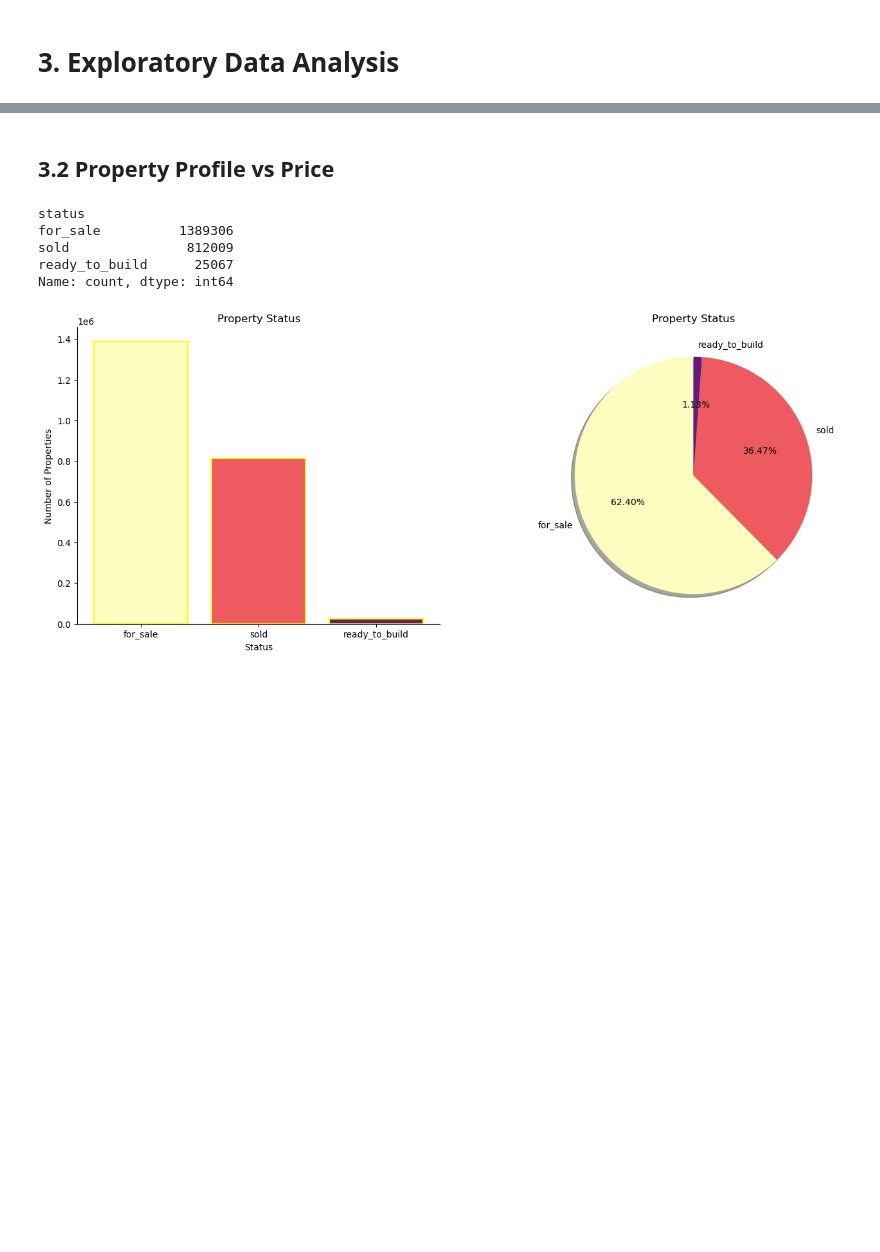
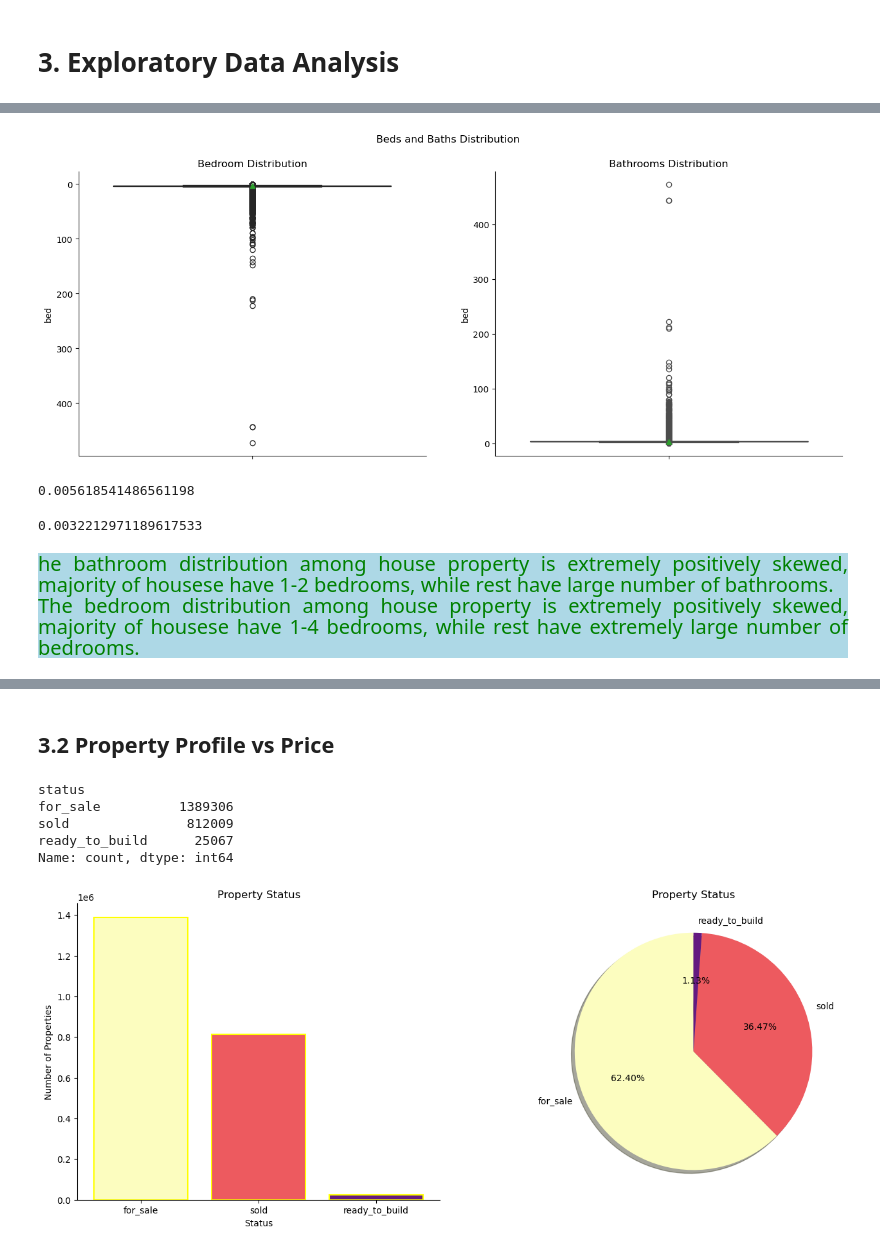
Before and after one commit to Kartika-Nidhi/DS_Projects, a Jupyter notebook: USARealEstatePricePrediction.ipynb, the cells around one changed output, grey strips where cells are left out. Cells and saved outputs as stored; diff of their text form; code cells hidden in the pictures; blank space fills up the shorter version.

```diff
--- a/USARealEstatePricePrediction.ipynb
+++ b/USARealEstatePricePrediction.ipynb
@@ -331,3 +347,44 @@ plt.show()
+# %%
+fig, ax = plt.subplots(1, 2, figsize = (16,6))
+
+sns.boxplot(
+    y = train['bed'],
+    showmeans = True,
+    color = 'green',
+    ax = ax[0],
+
+)
+ax[0].set_title('Bedroom Distribution')
+ax[0].invert_yaxis()
+
+sns.boxplot(
+    y = train['bed'],
+    showmeans = True,
+    color = 'blue',
+    ax = ax[1]
+)
+ax[1].set_title('Bathrooms Distribution')
+
+
+plt.suptitle('Beds and Baths Distribution')
+sns.despine()
+plt.show()
+# %% [output]
+[figure, added]
+# %%
+bed_out = train[train['bed'] > 50]
+print(len(bed_out)/len(train)*100)
+# %% [output]
+0.005618541486561198
+# %%
+len(train[train['bath'] > 50])/len(train)*100
+# %% [output]
+0.0032212971189617533
+# %% [markdown]
+<div style = "background-color:lightblue; color:green; font-size:20px; text-align:justify">
+he bathroom distribution among house property is extremely positively skewed, majority of housese have 1-2 bedrooms, while rest have large number of bathrooms.
+<br>
+The bedroom distribution among house property is extremely positively skewed, majority of housese have 1-4 bedrooms, while rest have extremely large number of bedrooms.
 # %% [markdown]
 <div>
 # %% [markdown]
```
Also changed, not shown: parts of 20 cells of this notebook.
